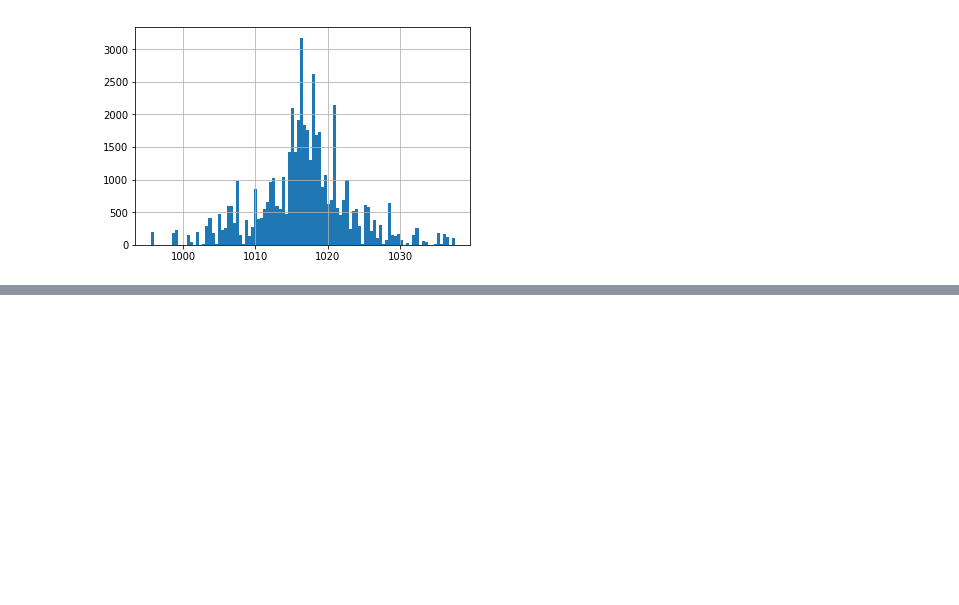
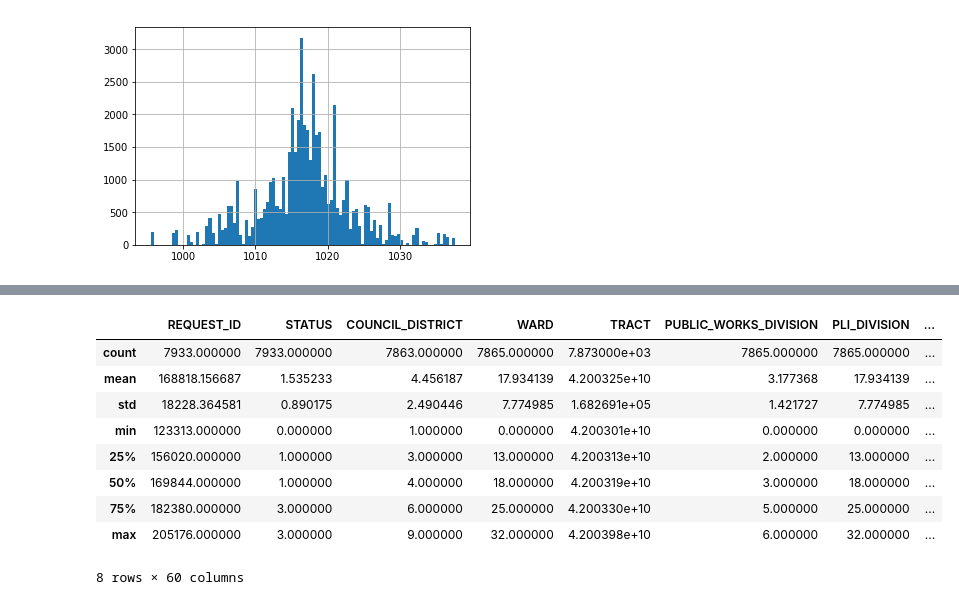
Before and after one commit to erl67/Pittsburgh-311-Weather-Analysis, a Jupyter notebook: 311_Analysis.ipynb, the cells around one changed output, grey strips where cells are left out. Drawn from its saved outputs; the diff is of its cells as text; code cells hidden in the pictures; blank space fills up the shorter version.

```diff
--- a/311_Analysis.ipynb
+++ b/311_Analysis.ipynb
@@ -260,0 +284,13 @@ df['daily.pressure'].hist(bins=100)
+# %%
+df_weeds.describe()
+# %% [output]
+|  | REQUEST_ID | STATUS | COUNCIL_DISTRICT | WARD | TRACT | PUBLIC_WORKS_DIVISION | PLI_DIVISION | ... |
+| count | 7933.000000 | 7933.000000 | 7863.000000 | 7865.000000 | 7.873000e+03 | 7865.000000 | 7865.000000 | ... |
+| mean | 168818.156687 | 1.535233 | 4.456187 | 17.934139 | 4.200325e+10 | 3.177368 | 17.934139 | ... |
+| std | 18228.364581 | 0.890175 | 2.490446 | 7.774985 | 1.682691e+05 | 1.421727 | 7.774985 | ... |
+| min | 123313.000000 | 0.000000 | 1.000000 | 0.000000 | 4.200301e+10 | 0.000000 | 0.000000 | ... |
+| 25% | 156020.000000 | 1.000000 | 3.000000 | 13.000000 | 4.200313e+10 | 2.000000 | 13.000000 | ... |
+| 50% | 169844.000000 | 1.000000 | 4.000000 | 18.000000 | 4.200319e+10 | 3.000000 | 18.000000 | ... |
+| 75% | 182380.000000 | 3.000000 | 6.000000 | 25.000000 | 4.200330e+10 | 5.000000 | 25.000000 | ... |
+| max | 205176.000000 | 3.000000 | 9.000000 | 32.000000 | 4.200398e+10 | 6.000000 | 32.000000 | ... |
+8 rows × 60 columns
```
Also changed, not shown: parts of 5 cells of this notebook, 1 other file.
